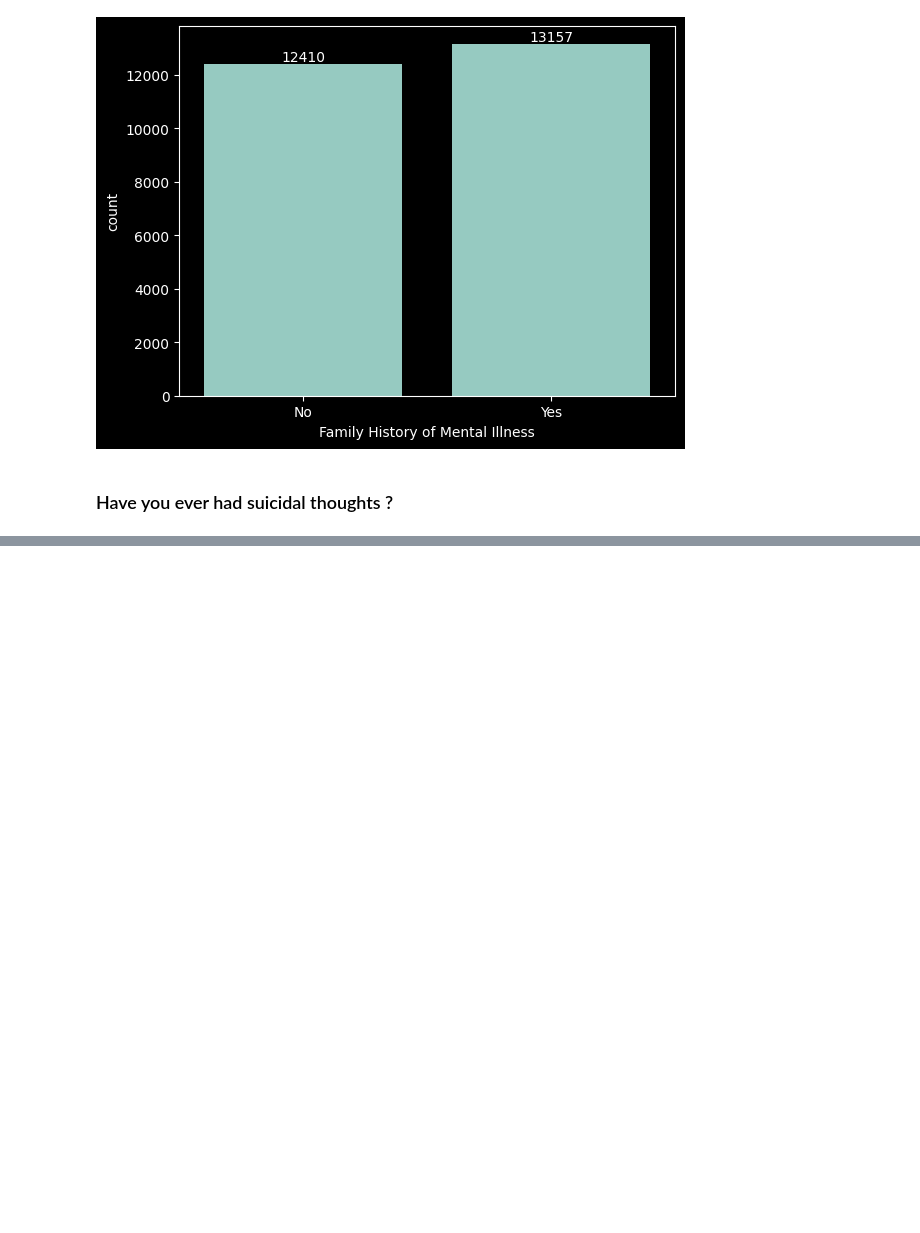
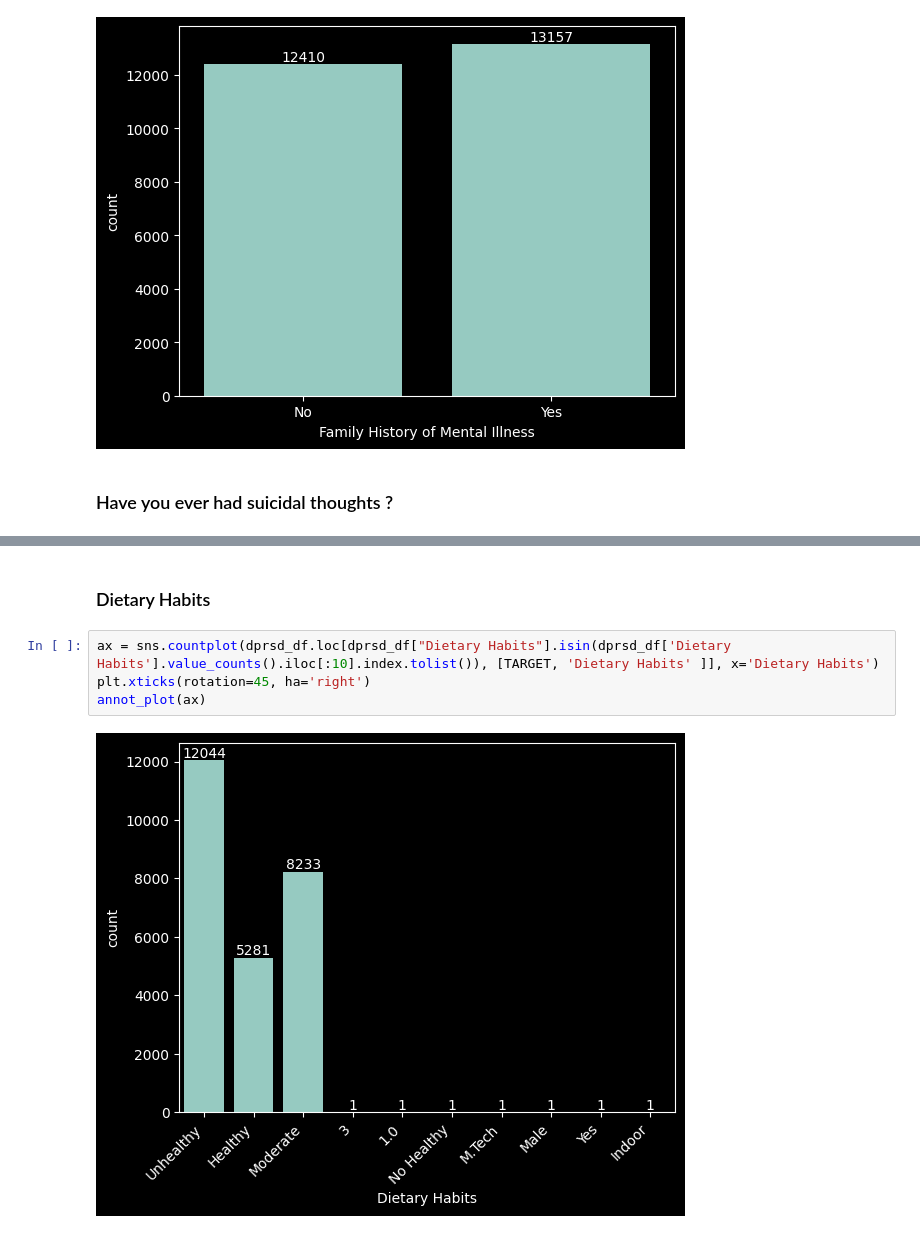
Before and after one commit to Omer-Z/Kaggle_Tasks, a Jupyter notebook: Mental_Health/src/analysis.ipynb, the cells around one changed output, grey strips where cells are left out. Saved outputs shown, nothing was run; the diff lists cells and outputs as text; blank space fills up the shorter version.

```diff
--- a/Mental_Health/src/analysis.ipynb
+++ b/Mental_Health/src/analysis.ipynb
@@ -291,0 +312,8 @@ sns.countplot(dprsd_df, x='Have you ever had suicidal thoughts ?')
+# %% [markdown]
+### Dietary Habits
+# %%
+ax = sns.countplot(dprsd_df.loc[dprsd_df["Dietary Habits"].isin(dprsd_df['Dietary Habits'].value_counts().iloc[:10].index.tolist()), [TARGET, 'Dietary Habits' ]], x='Dietary Habits')
+plt.xticks(rotation=45, ha='right')
+annot_plot(ax)
+# %% [output]
+[figure, added]
```
Also changed, not shown: parts of 15 cells of this notebook.
